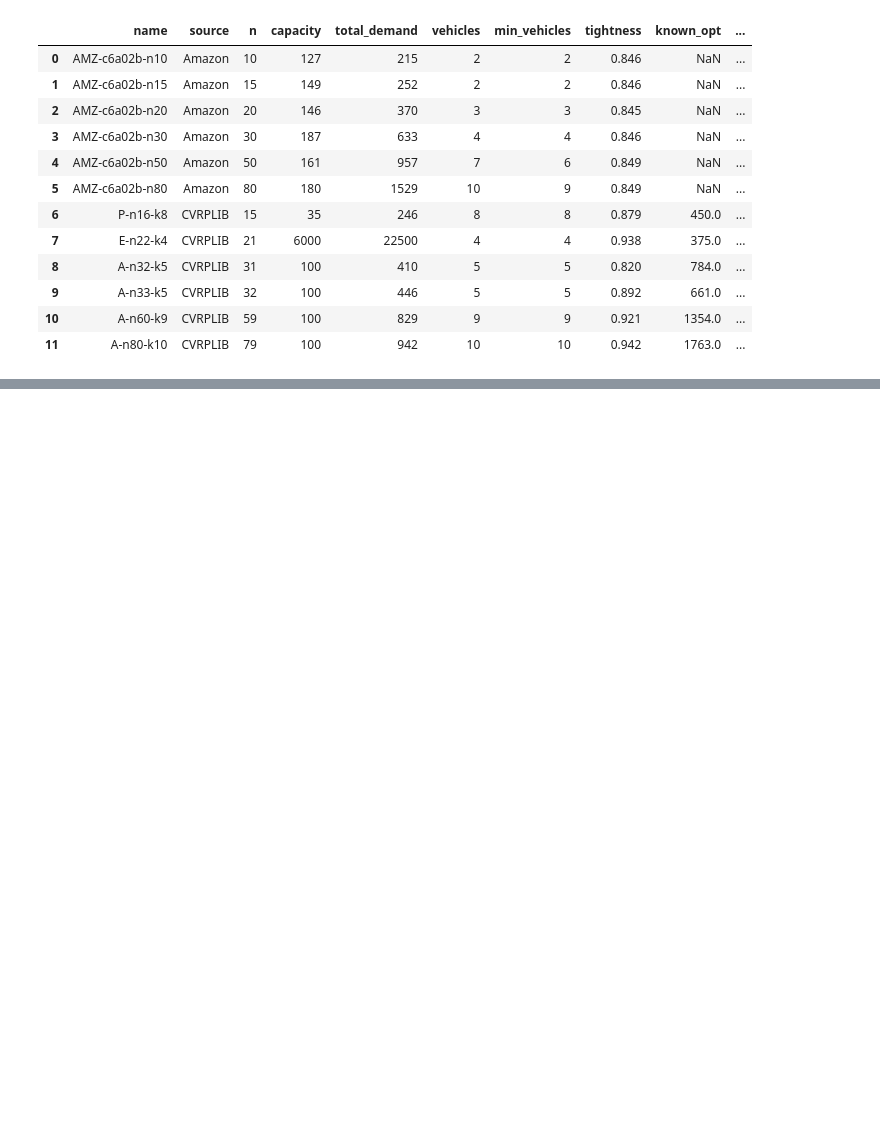
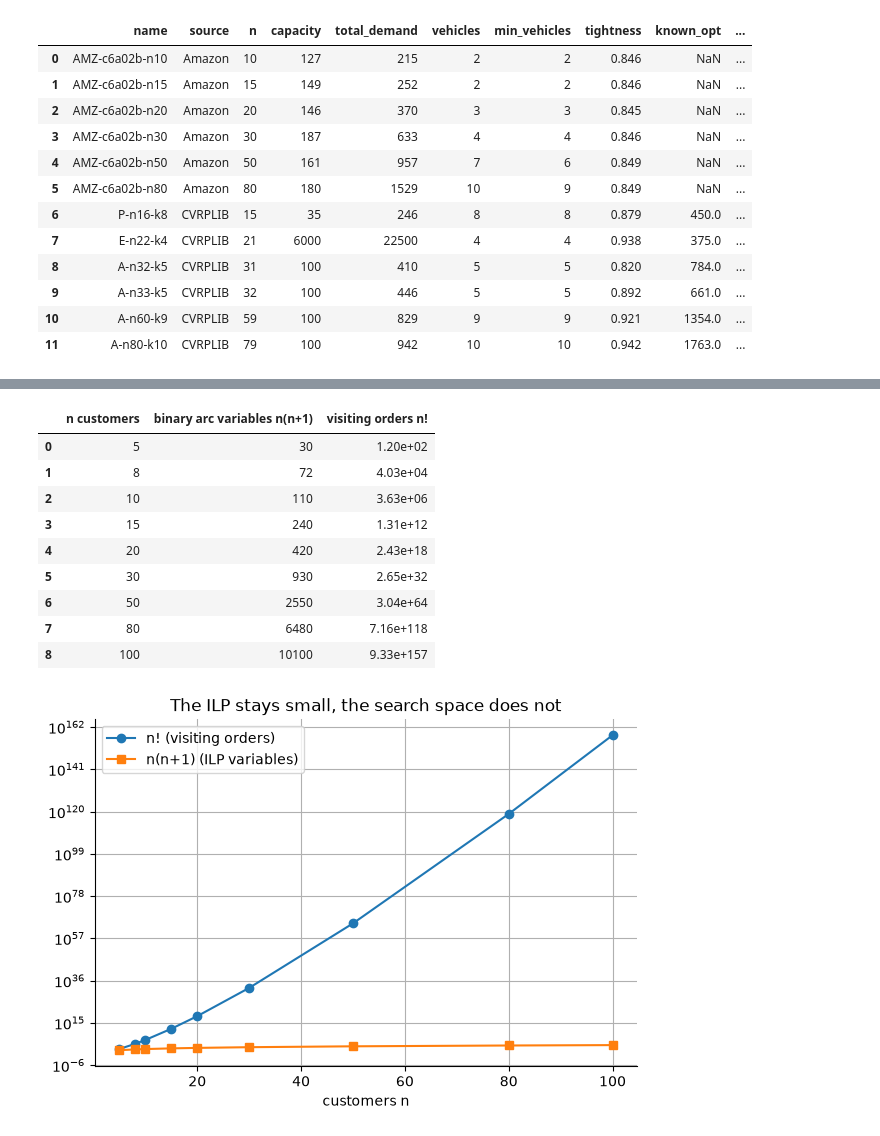
Before and after one commit to Ishara-Mee/IT-5082-OM-Assignment, a Jupyter notebook: IT-5082-OM- CVRP Optimization.ipynb, the cells around one changed output, grey strips where cells are left out. Cells and saved outputs as stored; diff of their text form; code cells hidden in the pictures; blank space fills up the shorter version.

```diff
--- a/IT-5082-OM- CVRP Optimization.ipynb
+++ b/IT-5082-OM- CVRP Optimization.ipynb
@@ -226,0 +295,20 @@ found 6 instance files in data/raw/
+# %%
+ns = np.array([5, 8, 10, 15, 20, 30, 50, 80, 100])
+growth = pd.DataFrame({"n customers": ns, "binary arc variables n(n+1)": ns * (ns + 1),
+                       "visiting orders n!": [f"{math.factorial(int(n)):.2e}" for n in ns]})
+display(growth)
+fig, ax = plt.subplots(); ax.semilogy(ns, [math.factorial(int(n)) for n in ns], "o-", label="n! (visiting orders)")
+ax.semilogy(ns, ns * (ns + 1), "s-", label="n(n+1) (ILP variables)"); ax.set_xlabel("customers n"); ax.legend()
+ax.set_title("The ILP stays small, the search space does not"); plt.savefig(FIG / "2_5_growth.png", dpi=150); plt.show()
+# %% [output]
+|  | n customers | binary arc variables n(n+1) | visiting orders n! |
+| 0 | 5 | 30 | 1.20e+02 |
+| 1 | 8 | 72 | 4.03e+04 |
+| 2 | 10 | 110 | 3.63e+06 |
+| 3 | 15 | 240 | 1.31e+12 |
+| 4 | 20 | 420 | 2.43e+18 |
+| 5 | 30 | 930 | 2.65e+32 |
+| 6 | 50 | 2550 | 3.04e+64 |
+| 7 | 80 | 6480 | 7.16e+118 |
+| 8 | 100 | 10100 | 9.33e+157 |
+[figure, added]
```
Also changed, not shown: parts of 9 cells of this notebook, 3 other files.
